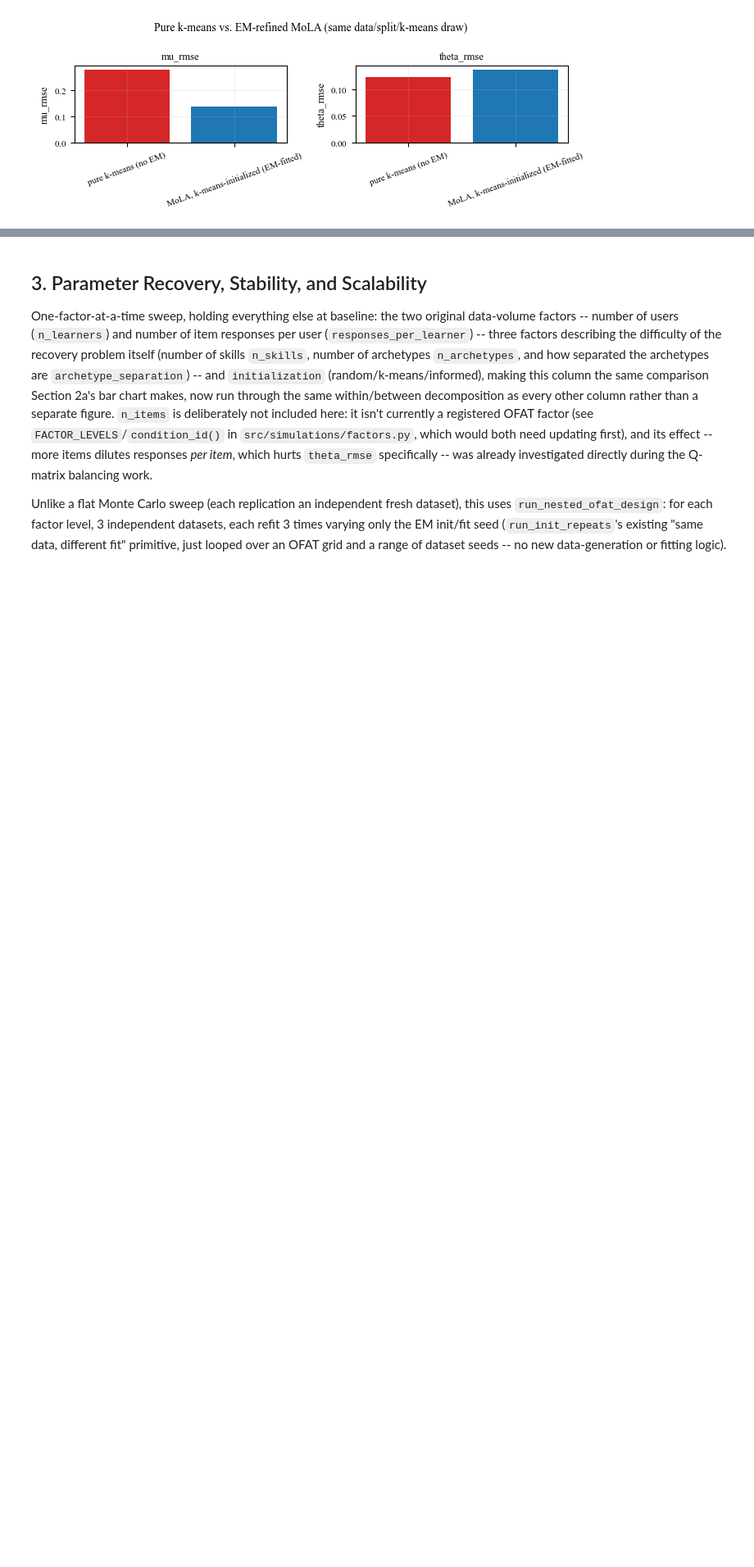
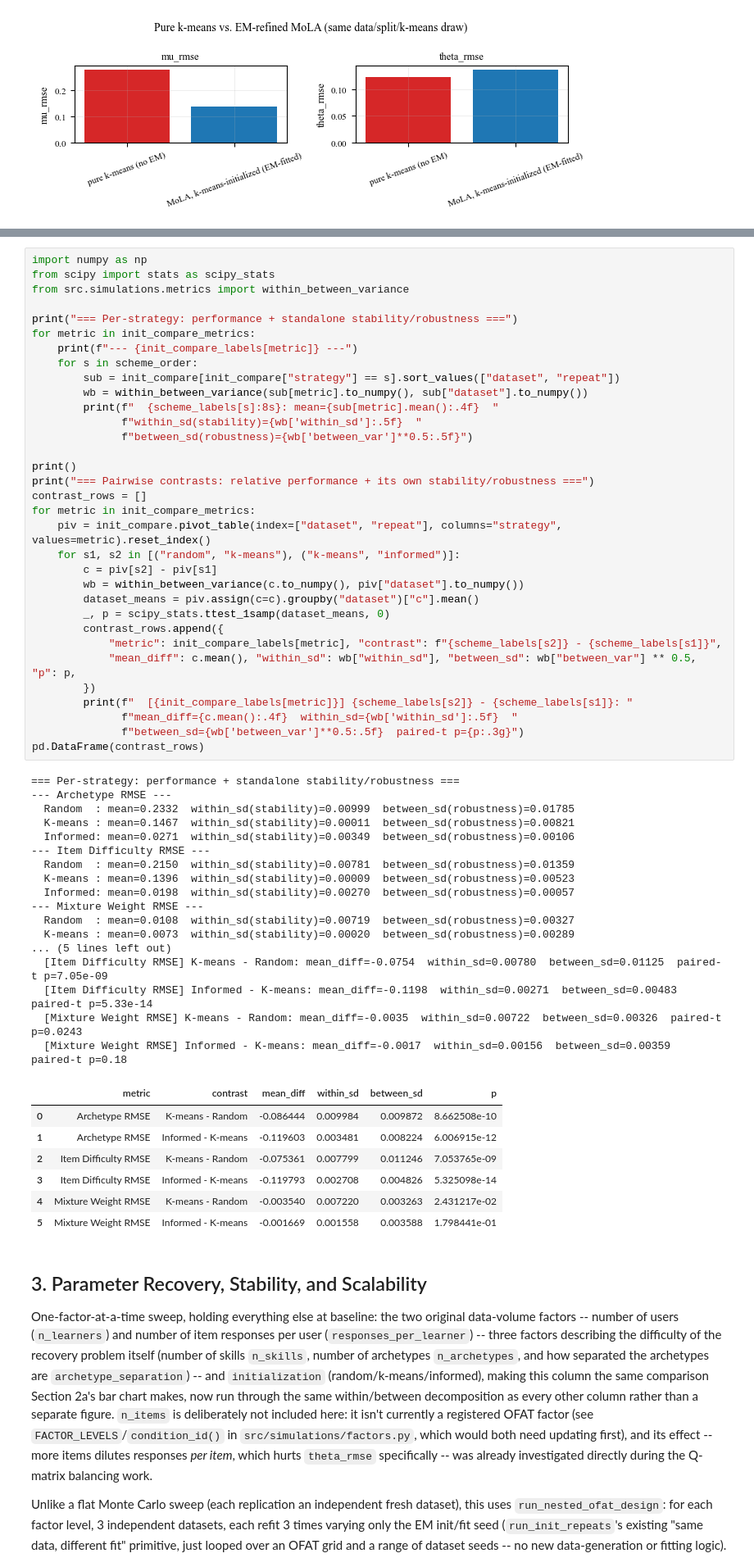
Before and after one commit to lentin26/mixture-of-latent-archetypes, a Jupyter notebook: notebooks/simulation-study.ipynb, the cells around one changed output, grey strips where cells are left out. Shown at 82% size. Saved outputs shown, nothing was run; the diff lists cells and outputs as text; blank space fills up the shorter version.

```diff
--- a/notebooks/simulation-study.ipynb
+++ b/notebooks/simulation-study.ipynb
@@ -352,3 +226,61 @@ plot_recovery_distribution_comparison(
+# %%
+import numpy as np
+from scipy import stats as scipy_stats
+from src.simulations.metrics import within_between_variance
+
+print("=== Per-strategy: performance + standalone stability/robustness ===")
+for metric in init_compare_metrics:
+    print(f"--- {init_compare_labels[metric]} ---")
+    for s in scheme_order:
+        sub = init_compare[init_compare["strategy"] == s].sort_values(["dataset", "repeat"])
+        wb = within_between_variance(sub[metric].to_numpy(), sub["dataset"].to_numpy())
+        print(f"  {scheme_labels[s]:8s}: mean={sub[metric].mean():.4f}  "
+              f"within_sd(stability)={wb['within_sd']:.5f}  "
+              f"between_sd(robustness)={wb['between_var']**0.5:.5f}")
+
+print()
+print("=== Pairwise contrasts: relative performance + its own stability/robustness ===")
+contrast_rows = []
+for metric in init_compare_metrics:
+    piv = init_compare.pivot_table(index=["dataset", "repeat"], columns="strategy", values=metric).reset_index()
+    for s1, s2 in [("random", "k-means"), ("k-means", "informed")]:
+        c = piv[s2] - piv[s1]
+        wb = within_between_variance(c.to_numpy(), piv["dataset"].to_numpy())
+        dataset_means = piv.assign(c=c).groupby("dataset")["c"].mean()
+        _, p = scipy_stats.ttest_1samp(dataset_means, 0)
+        contrast_rows.append({
+            "metric": init_compare_labels[metric], "contrast": f"{scheme_labels[s2]} - {scheme_labels[s1]}",
+            "mean_diff": c.mean(), "within_sd": wb["within_sd"], "between_sd": wb["between_var"] ** 0.5, "p": p,
+        })
+        print(f"  [{init_compare_labels[metric]}] {scheme_labels[s2]} - {scheme_labels[s1]}: "
+              f"mean_diff={c.mean():.4f}  within_sd={wb['within_sd']:.5f}  "
+              f"between_sd={wb['between_var']**0.5:.5f}  paired-t p={p:.3g}")
+pd.DataFrame(contrast_rows)
+# %% [output]
+=== Per-strategy: performance + standalone stability/robustness ===
+--- Archetype RMSE ---
+  Random  : mean=0.2332  within_sd(stability)=0.00999  between_sd(robustness)=0.01785
+  K-means : mean=0.1467  within_sd(stability)=0.00011  between_sd(robustness)=0.00821
+  Informed: mean=0.0271  within_sd(stability)=0.00349  between_sd(robustness)=0.00106
+--- Item Difficulty RMSE ---
+  Random  : mean=0.2150  within_sd(stability)=0.00781  between_sd(robustness)=0.01359
+  K-means : mean=0.1396  within_sd(stability)=0.00009  between_sd(robustness)=0.00523
+  Informed: mean=0.0198  within_sd(stability)=0.00270  between_sd(robustness)=0.00057
+--- Mixture Weight RMSE ---
+  Random  : mean=0.0108  within_sd(stability)=0.00719  between_sd(robustness)=0.00327
+  K-means : mean=0.0073  within_sd(stability)=0.00020  between_sd(robustness)=0.00289
+... (5 lines left out)
+  [Item Difficulty RMSE] K-means - Random: mean_diff=-0.0754  within_sd=0.00780  between_sd=0.01125  paired-t p=7.05e-09
+  [Item Difficulty RMSE] Informed - K-means: mean_diff=-0.1198  within_sd=0.00271  between_sd=0.00483  paired-t p=5.33e-14
+  [Mixture Weight RMSE] K-means - Random: mean_diff=-0.0035  within_sd=0.00722  between_sd=0.00326  paired-t p=0.0243
+  [Mixture Weight RMSE] Informed - K-means: mean_diff=-0.0017  within_sd=0.00156  between_sd=0.00359  paired-t p=0.18
+|  | metric | contrast | mean_diff | within_sd | between_sd | p |
+| 0 | Archetype RMSE | K-means - Random | -0.086444 | 0.009984 | 0.009872 | 8.662508e-10 |
+| 1 | Archetype RMSE | Informed - K-means | -0.119603 | 0.003481 | 0.008224 | 6.006915e-12 |
+| 2 | Item Difficulty RMSE | K-means - Random | -0.075361 | 0.007799 | 0.011246 | 7.053765e-09 |
+| 3 | Item Difficulty RMSE | Informed - K-means | -0.119793 | 0.002708 | 0.004826 | 5.325098e-14 |
+| 4 | Mixture Weight RMSE | K-means - Random | -0.003540 | 0.007220 | 0.003263 | 2.431217e-02 |
+| 5 | Mixture Weight RMSE | Informed - K-means | -0.001669 | 0.001558 | 0.003588 | 1.798441e-01 |
 # %% [markdown]
 ## 3. Parameter Recovery, Stability, and Scalability
 
```
Also changed, not shown: parts of 14 cells of this notebook, 2 other files.
